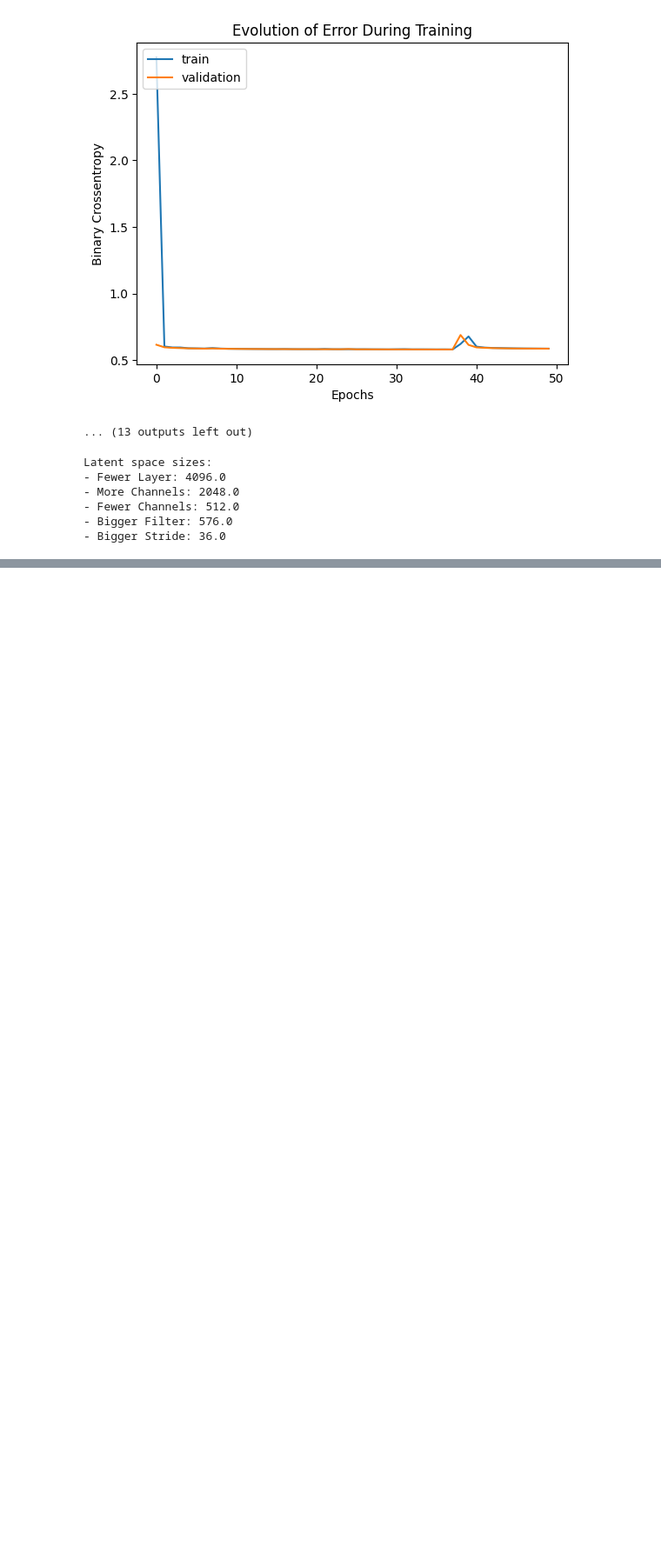
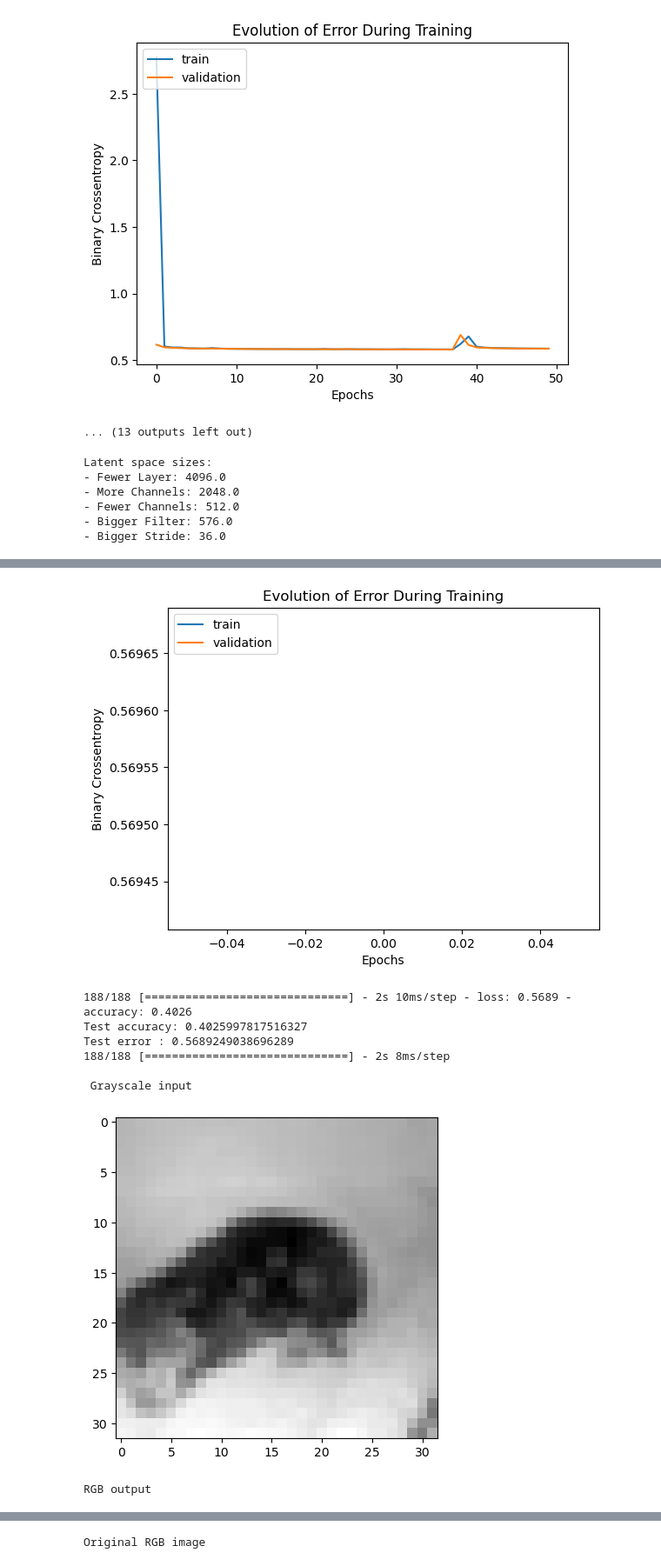
Before and after one commit to BMEJSchmitz/ACML_Lab_2, a Jupyter notebook: Lab 2.ipynb, the cells around one changed output, grey strips where cells are left out. Shown at 87% size. Cells and saved outputs as stored; diff of their text form; code cells hidden in the pictures; blank space fills up the shorter version.

```diff
--- a/Lab 2.ipynb
+++ b/Lab 2.ipynb
@@ -335,0 +360,40 @@ Latent space sizes:
+# %%
+# the model
+color_model = tf.keras.models.Sequential()
+color_model.add(tf.keras.layers.Conv2D(8, 3, 1, "same", activation="relu", input_shape=(32, 32, 1)))
+color_model.add(tf.keras.layers.MaxPool2D(2, padding="same"))
+color_model.add(tf.keras.layers.Conv2D(16, 3, 1, "same", activation="relu"))
+color_model.add(tf.keras.layers.UpSampling2D(2))
+color_model.add(tf.keras.layers.Conv2D(3, 3, 1, "same", activation="relu"))
+# %%
+# prepping the data
+X_train_gray = rgb2gray(X_train)
+X_val_gray = rgb2gray(X_val)
+X_test_gray = rgb2gray(X_test)
+# %%
+# running the training and testing
+color_model.compile(optimizer="sgd", loss=tf.keras.losses.BinaryCrossentropy(), metrics=['accuracy'])
+history = color_model.fit(X_train_gray, X_train, epochs=1, validation_data=(X_val_gray, X_val))
+
+plt.plot(history.history['loss'])
+plt.plot(history.history['val_loss'])
+plt.xlabel('Epochs')
+plt.ylabel('Binary Crossentropy')
+plt.title('Evolution of Error During Training')
+plt.legend(['train', 'validation'], loc='upper left')
+plt.show()
+
+results = color_model.evaluate(X_test_gray, X_test)
+print(f"Test accuracy: {results[1]} \nTest error : {results[0]}")
+
+predictions = color_model.predict(X_test_gray)
+print("\n Grayscale input")
+plt.imshow(X_test_gray[0], cmap="gray")
+plt.show()
+print("RGB output")
+plt.imshow(predictions[0])
+plt.show()
+print("Original RGB image")
+plt.imshow(X_test[0])
+plt.show()
+# %% [output]
@@ -335,0 +401,9 @@ Latent space sizes:
+[figure, added]
+188/188 [==============================] - 2s 10ms/step - loss: 0.5689 - accuracy: 0.4026
+Test accuracy: 0.4025997817516327
+Test error : 0.5689249038696289
+188/188 [==============================] - 2s 8ms/step
+
+ Grayscale input
+[figure, added]
+RGB output
@@ -335,0 +411 @@ Latent space sizes:
+Original RGB image
```
Also changed, not shown: parts of 6 cells of this notebook.
